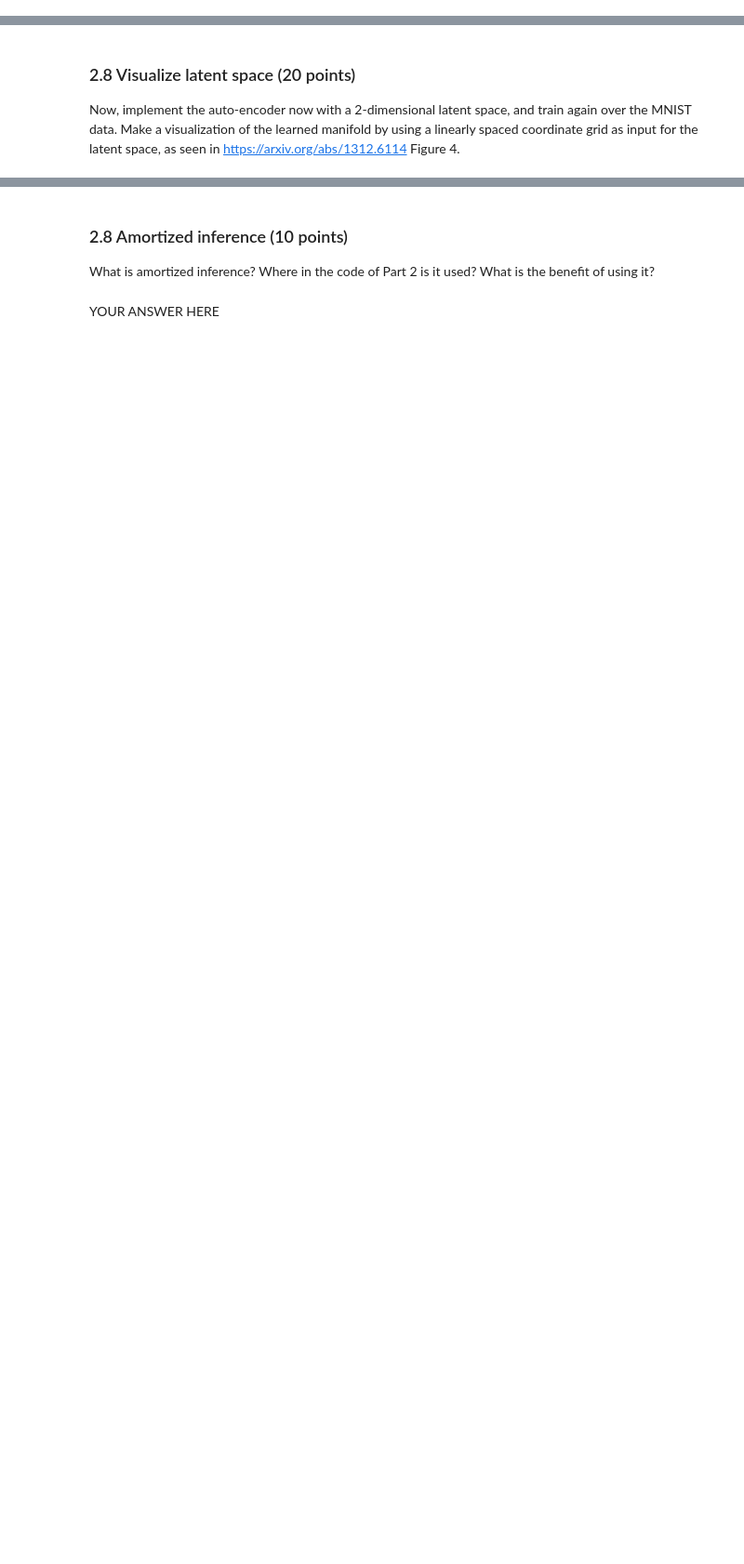
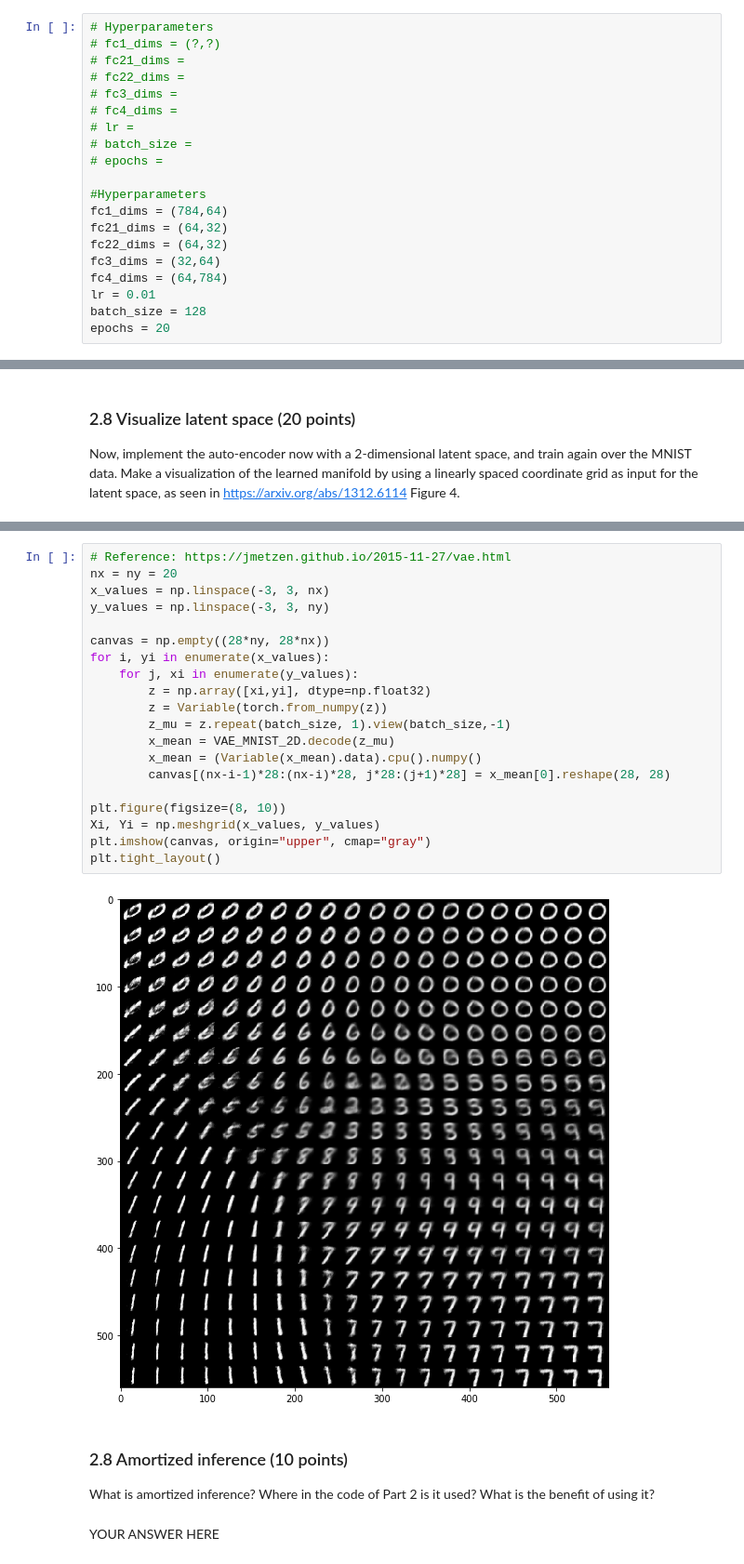
Before and after one commit to Nuno-Mota/Machine-Learning-2, a Jupyter notebook: Lab 3/lab3(1).ipynb, the cells around one changed output, grey strips where cells are left out. Shown at 93% size. Drawn from its saved outputs; the diff is of its cells as text; blank space fills up the shorter version.

```diff
--- a/Lab 3/lab3(1).ipynb
+++ b/Lab 3/lab3(1).ipynb
@@ -661,3 +689,23 @@ raise NotImplementedError()
+# %%
+# Hyperparameters
+# fc1_dims = (?,?)
+# fc21_dims =
+# fc22_dims =
+# fc3_dims =
+# fc4_dims =
+# lr =
+# batch_size =
+# epochs =
+
+#Hyperparameters
+fc1_dims = (784,64)
+fc21_dims = (64,32)
+fc22_dims = (64,32)
+fc3_dims = (32,64)
+fc4_dims = (64,784)
+lr = 0.01
+batch_size = 128
+epochs = 20
 # %%
 # This cell contains a hidden test, please don't delete it, thx
 # %% [markdown]
@@ -712,3 +837,25 @@ raise NotImplementedError()
+# %%
+# Reference: https://jmetzen.github.io/2015-11-27/vae.html
+nx = ny = 20
+x_values = np.linspace(-3, 3, nx)
+y_values = np.linspace(-3, 3, ny)
+
+canvas = np.empty((28*ny, 28*nx))
+for i, yi in enumerate(x_values):
+    for j, xi in enumerate(y_values):
+        z = np.array([xi,yi], dtype=np.float32)
+        z = Variable(torch.from_numpy(z))
+        z_mu = z.repeat(batch_size, 1).view(batch_size,-1)
+        x_mean = VAE_MNIST_2D.decode(z_mu)
+        x_mean = (Variable(x_mean).data).cpu().numpy()
+        canvas[(nx-i-1)*28:(nx-i)*28, j*28:(j+1)*28] = x_mean[0].reshape(28, 28)
+
+plt.figure(figsize=(8, 10))
+Xi, Yi = np.meshgrid(x_values, y_values)
+plt.imshow(canvas, origin="upper", cmap="gray")
+plt.tight_layout()
+# %% [output]
+[figure, added]
 # %% [markdown]
 ### 2.8 Amortized inference (10 points)
 What is amortized inference? Where in the code of Part 2 is it used? What is the benefit of using it?
```
Also changed, not shown: parts of 18 cells of this notebook.
